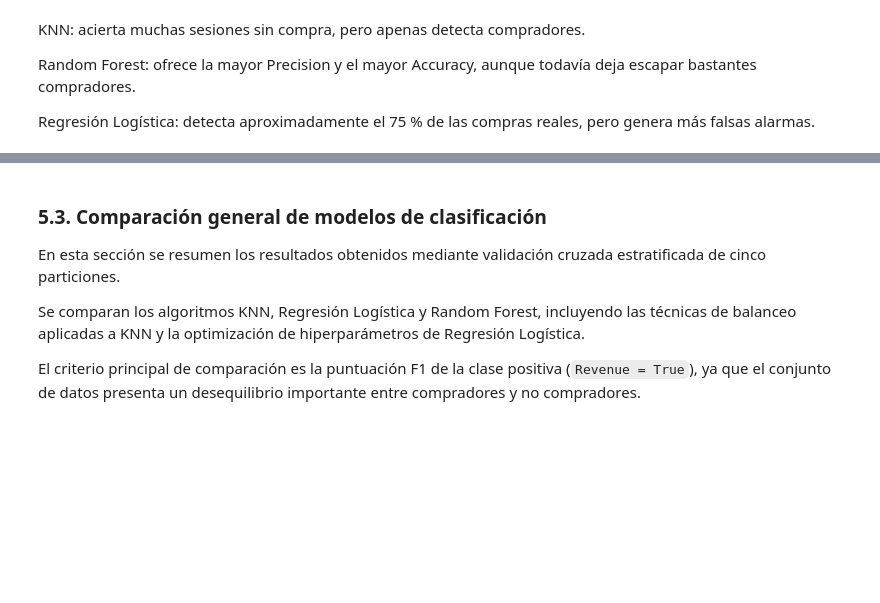
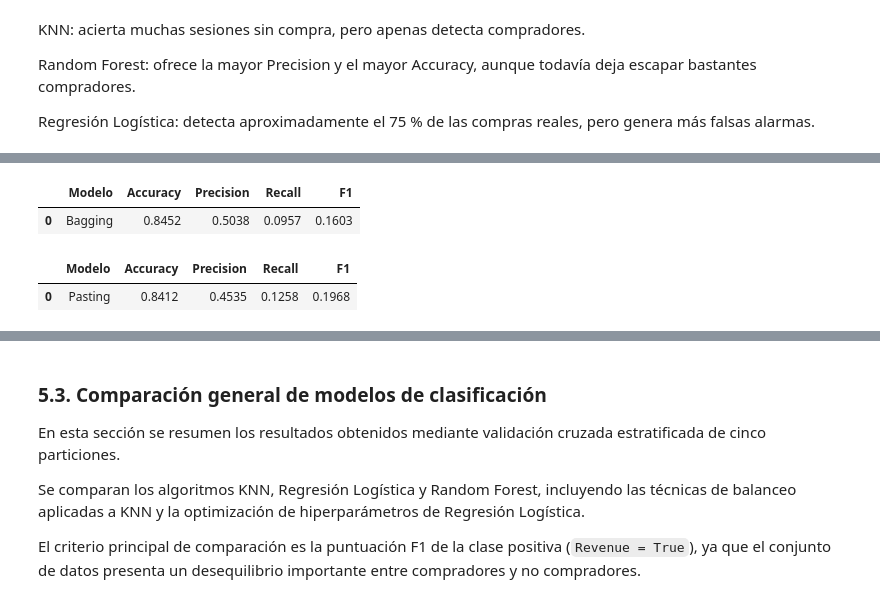
Before and after one commit to beafernandez22/proyecto_lo_compraran_ml, a Jupyter notebook: proyecto_lo_compraran_ml.ipynb, the cells around one changed output, grey strips where cells are left out. Saved outputs shown, nothing was run; the diff lists cells and outputs as text; code cells hidden in the pictures; blank space fills up the shorter version.

```diff
--- a/proyecto_lo_compraran_ml.ipynb
+++ b/proyecto_lo_compraran_ml.ipynb
@@ -999,0 +1006,77 @@ Regresión Logística: detecta aproximadamente el 75 % de las compras reales, pe
+# %%
+from sklearn.ensemble import BaggingClassifier
+from sklearn.tree import DecisionTreeClassifier
+from sklearn.model_selection import cross_validate
+from sklearn.pipeline import Pipeline
+import pandas as pd
+from funciones import crear_preprocesador
+
+modelo_bagging = Pipeline(steps=[
+    ("preprocesamiento", crear_preprocesador(X_train_knn)),
+    ("modelo", BaggingClassifier(
+        estimator=DecisionTreeClassifier(
+            max_depth=10,
+            random_state=42
+        ),
+        n_estimators=100,
+        max_samples=0.8,
+        bootstrap=True,
+        random_state=42,
+        n_jobs=-1
+    ))
+])
+
+resultado_bagging = cross_validate(
+    modelo_bagging,
+    X_train_knn,
+    y_train,
+    cv=validacion,
+    scoring=["accuracy", "precision", "recall", "f1"],
+    n_jobs=-1
+)
+
+pd.DataFrame({
+    "Modelo": ["Bagging"],
+    "Accuracy": [resultado_bagging["test_accuracy"].mean()],
+    "Precision": [resultado_bagging["test_precision"].mean()],
+    "Recall": [resultado_bagging["test_recall"].mean()],
+    "F1": [resultado_bagging["test_f1"].mean()]
+}).round(4)
+# %% [output]
+|  | Modelo | Accuracy | Precision | Recall | F1 |
+| 0 | Bagging | 0.8452 | 0.5038 | 0.0957 | 0.1603 |
+# %%
+modelo_pasting = Pipeline(steps=[
+    ("preprocesamiento", crear_preprocesador(X_train_knn)),
+    ("modelo", BaggingClassifier(
+        estimator=DecisionTreeClassifier(
+            max_depth=10,
+            random_state=42
+        ),
+        n_estimators=100,
+        max_samples=0.8,
+        bootstrap=False,
+        random_state=42,
+        n_jobs=-1
+    ))
+])
+
+resultado_pasting = cross_validate(
+    modelo_pasting,
+    X_train_knn,
+    y_train,
+    cv=validacion,
+    scoring=["accuracy", "precision", "recall", "f1"],
+    n_jobs=-1
+)
+
+pd.DataFrame({
+    "Modelo": ["Pasting"],
+    "Accuracy": [resultado_pasting["test_accuracy"].mean()],
+    "Precision": [resultado_pasting["test_precision"].mean()],
+    "Recall": [resultado_pasting["test_recall"].mean()],
+    "F1": [resultado_pasting["test_f1"].mean()]
+}).round(4)
+# %% [output]
+|  | Modelo | Accuracy | Precision | Recall | F1 |
+| 0 | Pasting | 0.8412 | 0.4535 | 0.1258 | 0.1968 |
```
Also changed, not shown: parts of 16 cells of this notebook.
